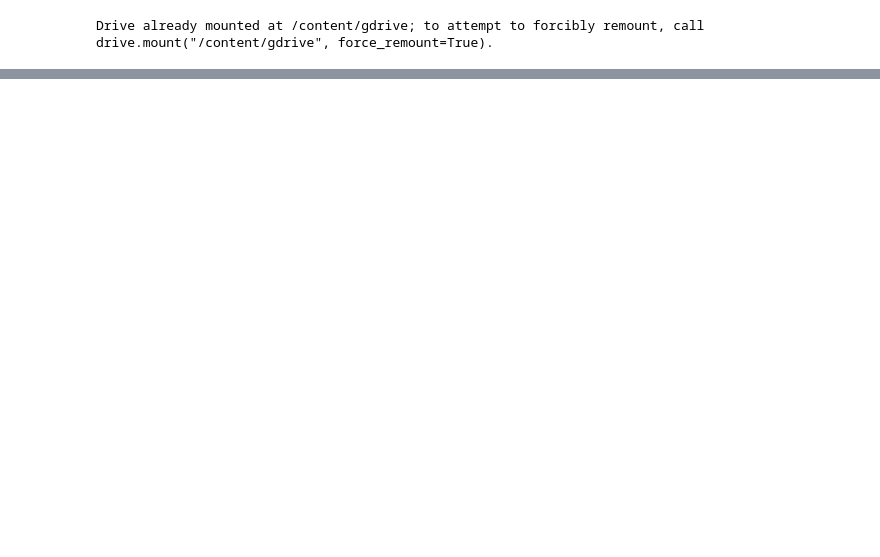
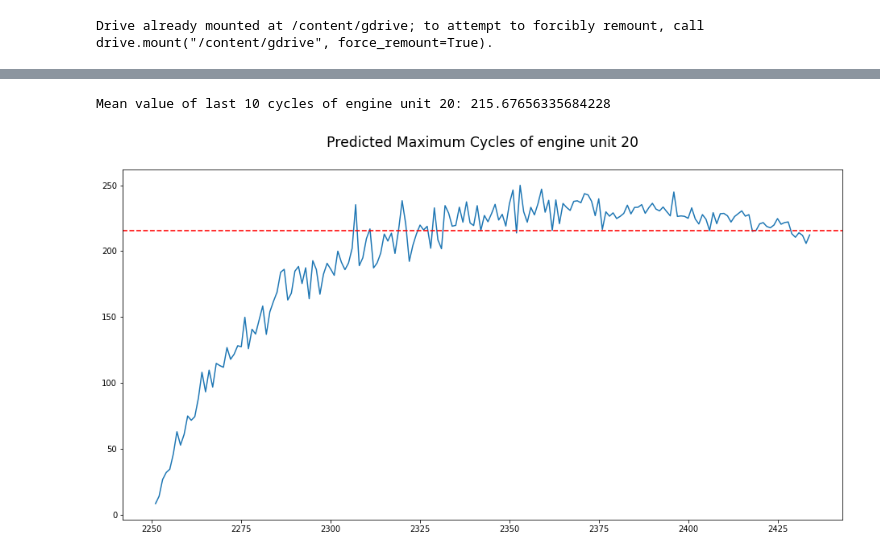
Before and after one commit to luqmanbuang/Aircraft-Engine-Lifetime-Prediction-with-Machine-Learning, a Jupyter notebook: Main_Phase_2.ipynb, the cells around one changed output, grey strips where cells are left out. Drawn from its saved outputs; the diff is of its cells as text; code cells hidden in the pictures; blank space fills up the shorter version.

```diff
--- a/Main_Phase_2.ipynb
+++ b/Main_Phase_2.ipynb
@@ -254,0 +104,9 @@ df_train_FD001
+# %%
+# Defining train values that will be used to train the machine learning model
+X_train = df_train_FD001[['cycles', 'Op1', 'Op2', 'S2', 'S3', 'S4', 'S7', 'S8', 'S11', 'S12',
+          'S13', 'S14', 'S15', 'S17', 'S20', 'S21']].values
+y_train = df_train_FD001[['Health Index']].values.ravel()
+
+# Defining test values that will be used to perform prediction based on the trained model
+X_test = df_test_FD001[['cycles', 'Op1', 'Op2', 'S2', 'S3', 'S4', 'S7', 'S8', 'S11', 'S12',
+          'S13', 'S14', 'S15', 'S17', 'S20', 'S21']].values
@@ -254,0 +120,4 @@ df_train_FD001
+# %%
+from sklearn.linear_model import LinearRegression
+lreg_model = LinearRegression()
+lreg_model.fit(X_train,y_train)
@@ -254,0 +260,2 @@ df_train_FD001
+# %%
+Results = df_test_FD001[['unit', 'cycles']]
@@ -254,0 +268,3 @@ df_train_FD001
+# %%
+LinearRegression = MachineLearningModel(lreg_model, 'lreg', df_test_FD001, X_test, Results)
+LinearRegression.predict()
@@ -254,0 +292,6 @@ df_train_FD001
+# %%
+LinearRegression.PlotPredMaxCycles(20)
+LinearRegression.CalcPredMaxCycles()
+# %% [output]
+Mean value of last 10 cycles of engine unit 20: 215.67656335684228
+[figure, added]
```
Also changed, not shown: parts of 52 cells of this notebook.
